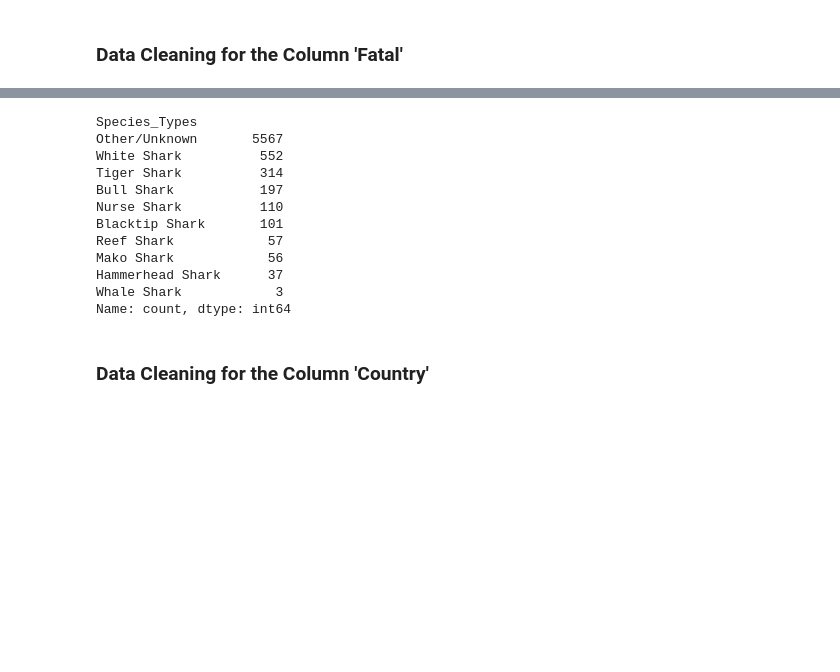
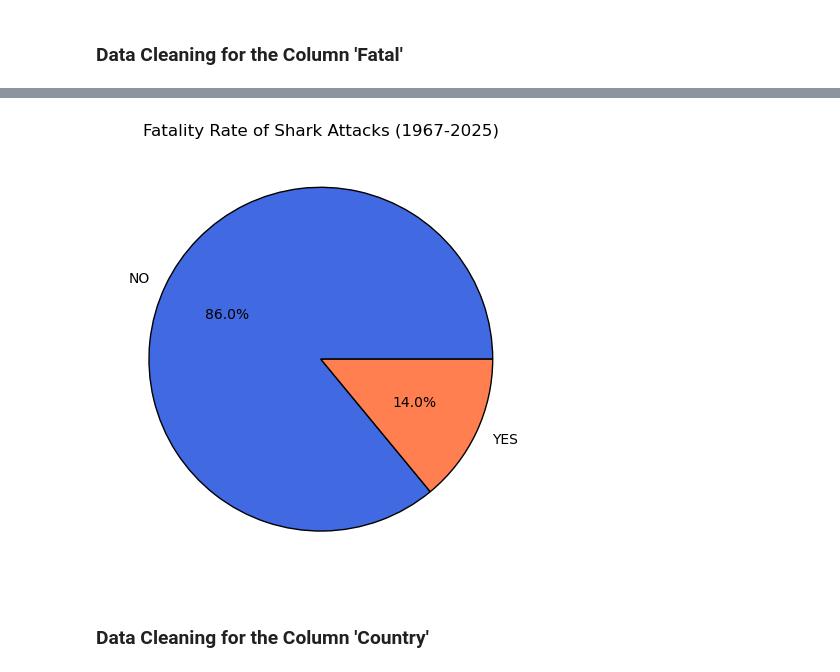
Before and after one commit to SheryllD/shark_attacks_project, a Jupyter notebook: shark_date_cleaning.ipynb, the cells around one changed output, grey strips where cells are left out. Saved outputs shown, nothing was run; the diff lists cells and outputs as text; code cells hidden in the pictures; blank space fills up the shorter version.

```diff
--- a/shark_date_cleaning.ipynb
+++ b/shark_date_cleaning.ipynb
@@ -492,18 +576,24 @@ array(['NO', 'YES', 'Unknown', 'Yes'], dtype=object)
+# %%
+# Define colors and labels dynamically to match data
+slices = df["Fatal"].value_counts().nlargest(2)
+labels = slices.index.tolist()  # Get correct labels
+colors = ["royalblue", "coral"][:len(labels)]  # Ensure colors match number of slices
+explode = [0] * len(labels)  # No explode by default
+
+# Create pie chart
+plt.pie(slices, labels=labels, colors=colors, explode=explode,
+        autopct="%1.1f%%", wedgeprops={"edgecolor": "black"})
+
+plt.title("Fatality Rate of Shark Attacks (1967-2025)")
+plt.tight_layout()
+plt.savefig("AttacksFatalityRate.png")
+
+# Show the chart
+plt.show()
+# %% [output]
+[figure, added]
 # %%
-print(df["Species_Types"].value_counts())
+#print(df["Species_Types"].value_counts())
-# %% [output]
-Species_Types
-Other/Unknown       5567
-White Shark          552
-Tiger Shark          314
-Bull Shark           197
-Nurse Shark          110
-Blacktip Shark       101
-Reef Shark            57
-Mako Shark            56
-Hammerhead Shark      37
-Whale Shark            3
-Name: count, dtype: int64
 # %% [markdown]
 ### Data Cleaning for the Column 'Country'
 # %%
```
Also changed, not shown: parts of 31 cells of this notebook, 4 other files.
